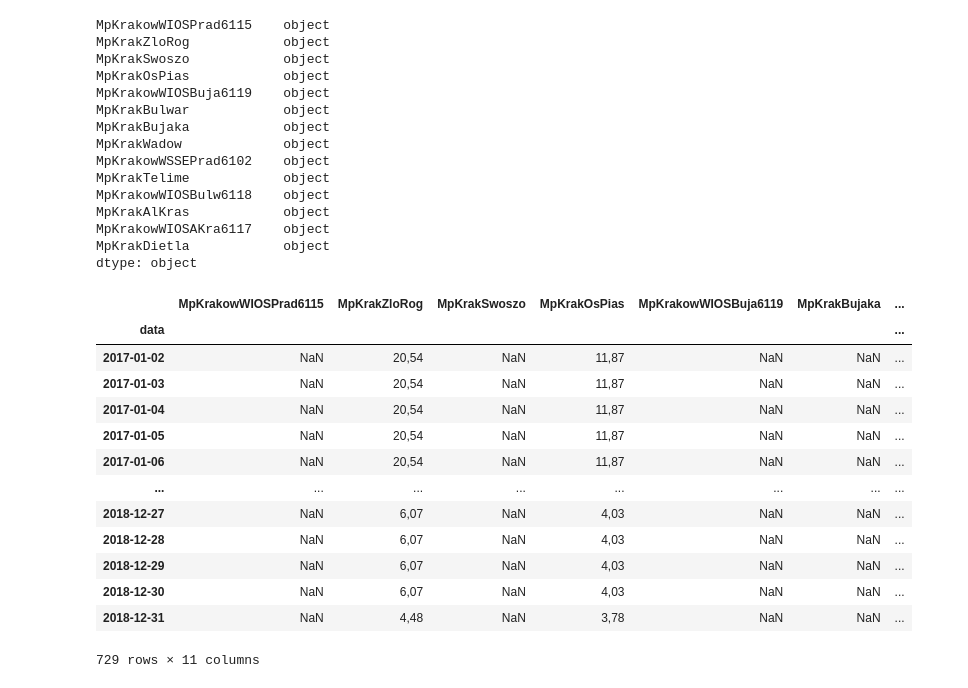
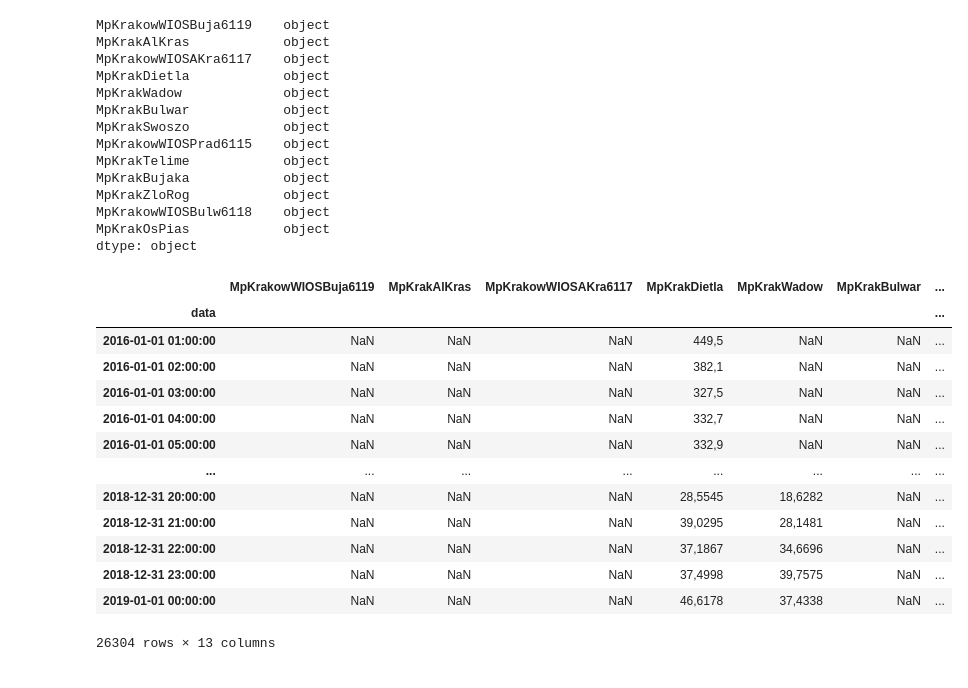
Before and after one commit to klklaudia/AI, a Jupyter notebook: PredykcjaSmogu/dane_1h.ipynb, the cells around one changed output. Drawn from its saved outputs; the diff is of its cells as text; code cells hidden in the pictures.

```diff
--- a/PredykcjaSmogu/dane_1h.ipynb
+++ b/PredykcjaSmogu/dane_1h.ipynb
@@ -5,6 +4,6 @@ import numpy as np
 import matplotlib.pyplot as plt
 # %%
-data = pd.read_excel('zanieczyszczenia/PM10/2004_PM10_24g.xlsx')
+data = pd.read_excel('raw_data/1h/PM10/2020_PM10_1g.xlsx')
 # skip information
 data = data.drop(index=[0,1], axis=0)
 data = data.reset_index(drop=True)
@@ -37,13 +36,14 @@ def krakow_filter(df):
 # the same column name -> adding data
 # columns name meaning
 
-parameters = ['BaP(PM10)', 'PM2.5', 'PM10'] # global
+# no BaP per hour
+parameters = ['PM2.5', 'PM10'] # global
 
 def data_load(skipr, dropr, start_year, end_year):
     df_dict = {p: pd.DataFrame() for p in parameters}
     for p in parameters:
         for year in range(start_year, end_year):
-            dir = 'zanieczyszczenia/' + p + '/' + str(year) + '_' + p + '_24g.xlsx'
+            dir = 'raw_1h/' + p + '/' + str(year) + '_' + p + '_1g.xlsx'
             try:
                 data = pd.read_excel(dir, skiprows=skipr)
                 data = data.drop(index=dropr, axis=0)
@@ -157,3 +131,0 @@ dietla
-# %%
-dfPM10['MpKrakDietla'] = dietla
-dfPM10
@@ -178,40 +135,39 @@ dfPM10.dtypes
 #dfs2016['PM10'].dtypes
 # there are different types inside
 # %% [output]
-MpKrakowWIOSPrad6115    object
-MpKrakZloRog            object
-MpKrakSwoszo            object
-MpKrakOsPias            object
 MpKrakowWIOSBuja6119    object
-MpKrakBulwar            object
-MpKrakBujaka            object
-MpKrakWadow             object
-MpKrakowWSSEPrad6102    object
-MpKrakTelime            object
-MpKrakowWIOSBulw6118    object
 MpKrakAlKras            object
 MpKrakowWIOSAKra6117    object
 MpKrakDietla            object
+MpKrakWadow             object
+MpKrakBulwar            object
+MpKrakSwoszo            object
+MpKrakowWIOSPrad6115    object
+MpKrakTelime            object
+MpKrakBujaka            object
+MpKrakZloRog            object
+MpKrakowWIOSBulw6118    object
+MpKrakOsPias            object
 dtype: object
 # %%
-string_values_df = dfBaP.map(lambda x: isinstance(x, str))
-dfBaP[string_values_df.any(axis=1)]
+string_values_df = dfPM10.map(lambda x: isinstance(x, str))
+dfPM10[string_values_df.any(axis=1)]
 # cannot convert coma separated to float
 # %% [output]
-|  | MpKrakowWIOSPrad6115 | MpKrakZloRog | MpKrakSwoszo | MpKrakOsPias | MpKrakowWIOSBuja6119 | MpKrakBujaka | ... |
+|  | MpKrakowWIOSBuja6119 | MpKrakAlKras | MpKrakowWIOSAKra6117 | MpKrakDietla | MpKrakWadow | MpKrakBulwar | ... |
 | data |  |  |  |  |  |  | ... |
-| 2017-01-02 | NaN | 20,54 | NaN | 11,87 | NaN | NaN | ... |
-| 2017-01-03 | NaN | 20,54 | NaN | 11,87 | NaN | NaN | ... |
-| 2017-01-04 | NaN | 20,54 | NaN | 11,87 | NaN | NaN | ... |
-| 2017-01-05 | NaN | 20,54 | NaN | 11,87 | NaN | NaN | ... |
-| 2017-01-06 | NaN | 20,54 | NaN | 11,87 | NaN | NaN | ... |
+| 2016-01-01 01:00:00 | NaN | NaN | NaN | 449,5 | NaN | NaN | ... |
+| 2016-01-01 02:00:00 | NaN | NaN | NaN | 382,1 | NaN | NaN | ... |
+| 2016-01-01 03:00:00 | NaN | NaN | NaN | 327,5 | NaN | NaN | ... |
+| 2016-01-01 04:00:00 | NaN | NaN | NaN | 332,7 | NaN | NaN | ... |
+| 2016-01-01 05:00:00 | NaN | NaN | NaN | 332,9 | NaN | NaN | ... |
 | ... | ... | ... | ... | ... | ... | ... | ... |
-| 2018-12-27 | NaN | 6,07 | NaN | 4,03 | NaN | NaN | ... |
-| 2018-12-28 | NaN | 6,07 | NaN | 4,03 | NaN | NaN | ... |
-| 2018-12-29 | NaN | 6,07 | NaN | 4,03 | NaN | NaN | ... |
-| 2018-12-30 | NaN | 6,07 | NaN | 4,03 | NaN | NaN | ... |
-| 2018-12-31 | NaN | 4,48 | NaN | 3,78 | NaN | NaN | ... |
+| 2018-12-31 20:00:00 | NaN | NaN | NaN | 28,5545 | 18,6282 | NaN | ... |
+| 2018-12-31 21:00:00 | NaN | NaN | NaN | 39,0295 | 28,1481 | NaN | ... |
+| 2018-12-31 22:00:00 | NaN | NaN | NaN | 37,1867 | 34,6696 | NaN | ... |
+| 2018-12-31 23:00:00 | NaN | NaN | NaN | 37,4998 | 39,7575 | NaN | ... |
+| 2019-01-01 00:00:00 | NaN | NaN | NaN | 46,6178 | 37,4338 | NaN | ... |
-729 rows × 11 columns
+26304 rows × 13 columns
 # %%
 def float_conversion(df):
     df.replace(',', '.', regex=True, inplace=True)
```
Also changed, not shown: parts of 17 cells of this notebook, 1 other file.
